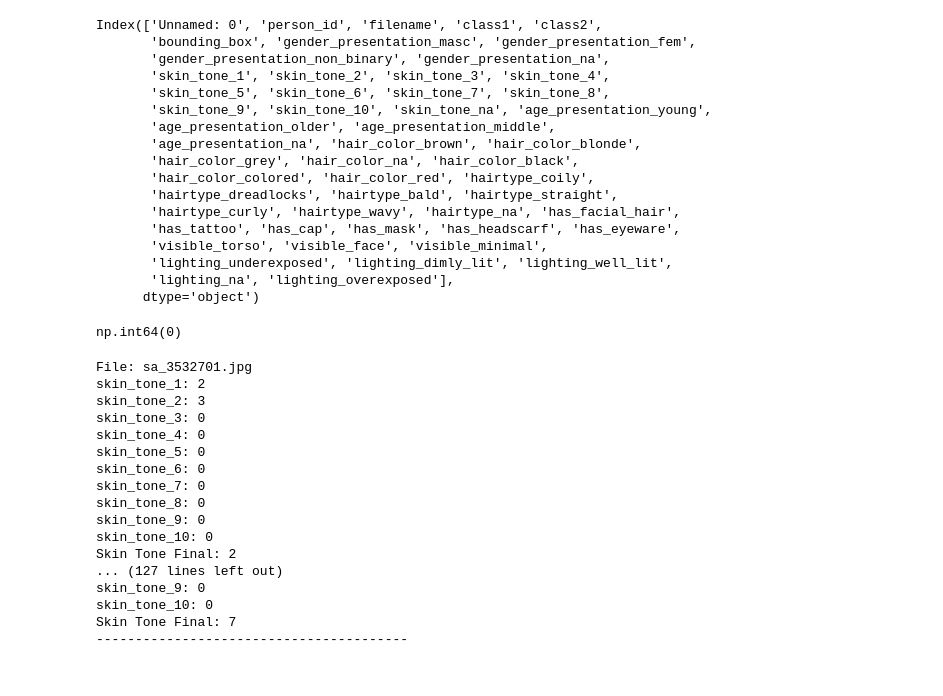
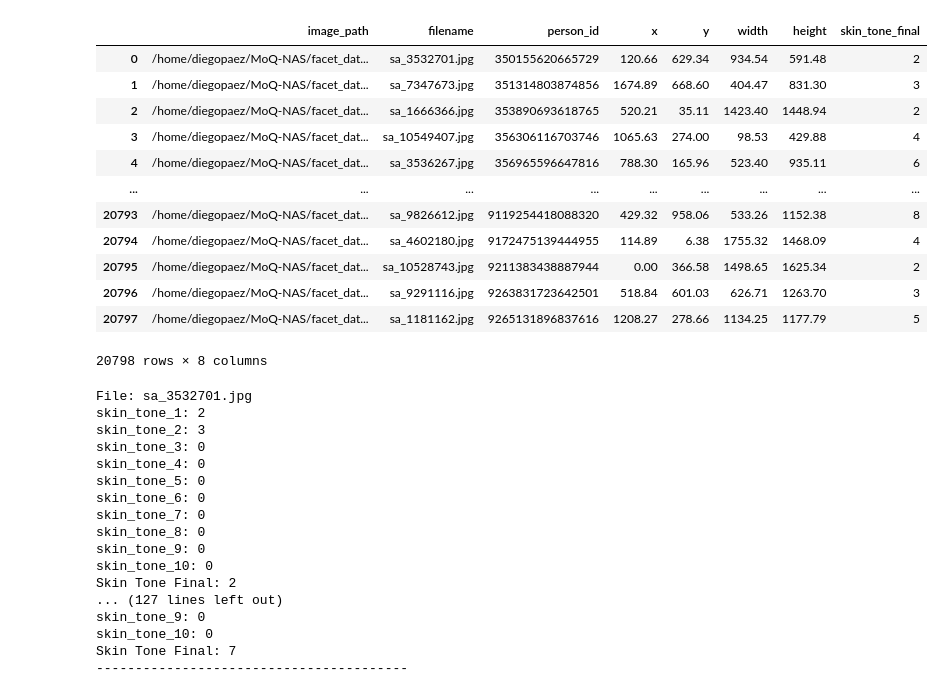
Before and after one commit to DiegoPaezA/MoQ-NAS, a Jupyter notebook: facet_data/facet_dataset.ipynb, the cells around one changed output. Cells and saved outputs as stored; diff of their text form; code cells hidden in the pictures.

```diff
--- a/facet_data/facet_dataset.ipynb
+++ b/facet_data/facet_dataset.ipynb
@@ -76,27 +92,19 @@ df_ann_out
 # %%
-df_ann.columns
+df_ann_out
 # %% [output]
+|  | image_path | filename | person_id | x | y | width | height | skin_tone_final |
+| 0 | /home/diegopaez/MoQ-NAS/facet_dat... | sa_3532701.jpg | 350155620665729 | 120.66 | 629.34 | 934.54 | 591.48 | 2 |
+| 1 | /home/diegopaez/MoQ-NAS/facet_dat... | sa_7347673.jpg | 351314803874856 | 1674.89 | 668.60 | 404.47 | 831.30 | 3 |
+| 2 | /home/diegopaez/MoQ-NAS/facet_dat... | sa_1666366.jpg | 353890693618765 | 520.21 | 35.11 | 1423.40 | 1448.94 | 2 |
+| 3 | /home/diegopaez/MoQ-NAS/facet_dat... | sa_10549407.jpg | 356306116703746 | 1065.63 | 274.00 | 98.53 | 429.88 | 4 |
+| 4 | /home/diegopaez/MoQ-NAS/facet_dat... | sa_3536267.jpg | 356965596647816 | 788.30 | 165.96 | 523.40 | 935.11 | 6 |
+| ... | ... | ... | ... | ... | ... | ... | ... | ... |
+| 20793 | /home/diegopaez/MoQ-NAS/facet_dat... | sa_9826612.jpg | 9119254418088320 | 429.32 | 958.06 | 533.26 | 1152.38 | 8 |
+| 20794 | /home/diegopaez/MoQ-NAS/facet_dat... | sa_4602180.jpg | 9172475139444955 | 114.89 | 6.38 | 1755.32 | 1468.09 | 4 |
+| 20795 | /home/diegopaez/MoQ-NAS/facet_dat... | sa_10528743.jpg | 9211383438887944 | 0.00 | 366.58 | 1498.65 | 1625.34 | 2 |
+| 20796 | /home/diegopaez/MoQ-NAS/facet_dat... | sa_9291116.jpg | 9263831723642501 | 518.84 | 601.03 | 626.71 | 1263.70 | 3 |
+| 20797 | /home/diegopaez/MoQ-NAS/facet_dat... | sa_1181162.jpg | 9265131896837616 | 1208.27 | 278.66 | 1134.25 | 1177.79 | 5 |
-Index(['Unnamed: 0', 'person_id', 'filename', 'class1', 'class2',
-       'bounding_box', 'gender_presentation_masc', 'gender_presentation_fem',
-       'gender_presentation_non_binary', 'gender_presentation_na',
-       'skin_tone_1', 'skin_tone_2', 'skin_tone_3', 'skin_tone_4',
-       'skin_tone_5', 'skin_tone_6', 'skin_tone_7', 'skin_tone_8',
-       'skin_tone_9', 'skin_tone_10', 'skin_tone_na', 'age_presentation_young',
-       'age_presentation_older', 'age_presentation_middle',
-       'age_presentation_na', 'hair_color_brown', 'hair_color_blonde',
-       'hair_color_grey', 'hair_color_na', 'hair_color_black',
-       'hair_color_colored', 'hair_color_red', 'hairtype_coily',
-       'hairtype_dreadlocks', 'hairtype_bald', 'hairtype_straight',
-       'hairtype_curly', 'hairtype_wavy', 'hairtype_na', 'has_facial_hair',
-       'has_tattoo', 'has_cap', 'has_mask', 'has_headscarf', 'has_eyeware',
-       'visible_torso', 'visible_face', 'visible_minimal',
-       'lighting_underexposed', 'lighting_dimly_lit', 'lighting_well_lit',
-       'lighting_na', 'lighting_overexposed'],
-      dtype='object')
+20798 rows × 8 columns
-# %%
-df_ann['skin_tone_2'].values[1]
-# %% [output]
-np.int64(0)
 # %%
 # print the values of df_ann for the skin_cols
 count = 0
```
Also changed, not shown: parts of 10 cells of this notebook.
